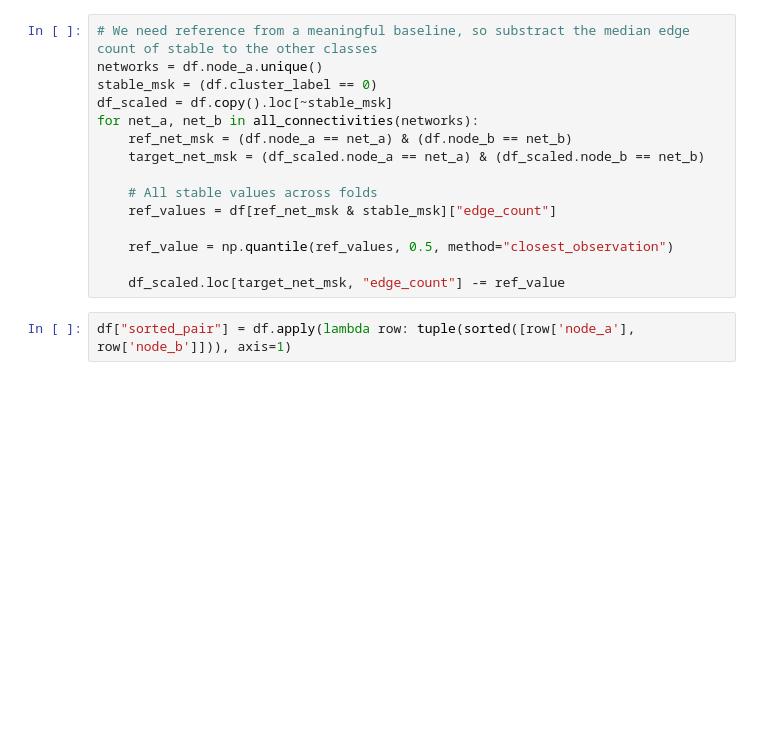
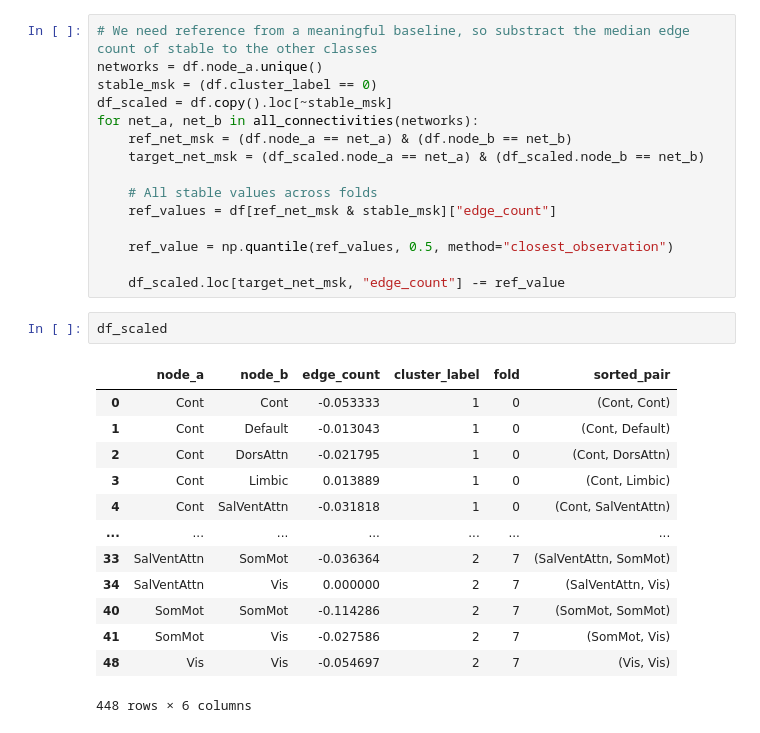
Before and after one commit to jonathan-legrand/article-figures, a Jupyter notebook: plot_edge_counts.ipynb, the cells around one changed output. Drawn from its saved outputs; the diff is of its cells as text; blank space fills up the shorter version.

```diff
--- a/plot_edge_counts.ipynb
+++ b/plot_edge_counts.ipynb
@@ -39,8 +40,22 @@ for net_a, net_b in all_connectivities(networks):
     ref_value = np.quantile(ref_values, 0.5, method="closest_observation")
 
     df_scaled.loc[target_net_msk, "edge_count"] -= ref_value
-# %%
-df["sorted_pair"] = df.apply(lambda row: tuple(sorted([row['node_a'], row['node_b']])), axis=1)
+# %%
+df_scaled
+# %% [output]
+|  | node_a | node_b | edge_count | cluster_label | fold | sorted_pair |
+| 0 | Cont | Cont | -0.053333 | 1 | 0 | (Cont, Cont) |
+| 1 | Cont | Default | -0.013043 | 1 | 0 | (Cont, Default) |
+| 2 | Cont | DorsAttn | -0.021795 | 1 | 0 | (Cont, DorsAttn) |
+| 3 | Cont | Limbic | 0.013889 | 1 | 0 | (Cont, Limbic) |
+| 4 | Cont | SalVentAttn | -0.031818 | 1 | 0 | (Cont, SalVentAttn) |
+| ... | ... | ... | ... | ... | ... | ... |
+| 33 | SalVentAttn | SomMot | -0.036364 | 2 | 7 | (SalVentAttn, SomMot) |
+| 34 | SalVentAttn | Vis | 0.000000 | 2 | 7 | (SalVentAttn, Vis) |
+| 40 | SomMot | SomMot | -0.114286 | 2 | 7 | (SomMot, SomMot) |
+| 41 | SomMot | Vis | -0.027586 | 2 | 7 | (SomMot, Vis) |
+| 48 | Vis | Vis | -0.054697 | 2 | 7 | (Vis, Vis) |
+448 rows × 6 columns
 # %%
 grid = sns.FacetGrid(
     df_scaled,
```
Also changed, not shown: parts of 3 cells of this notebook.
